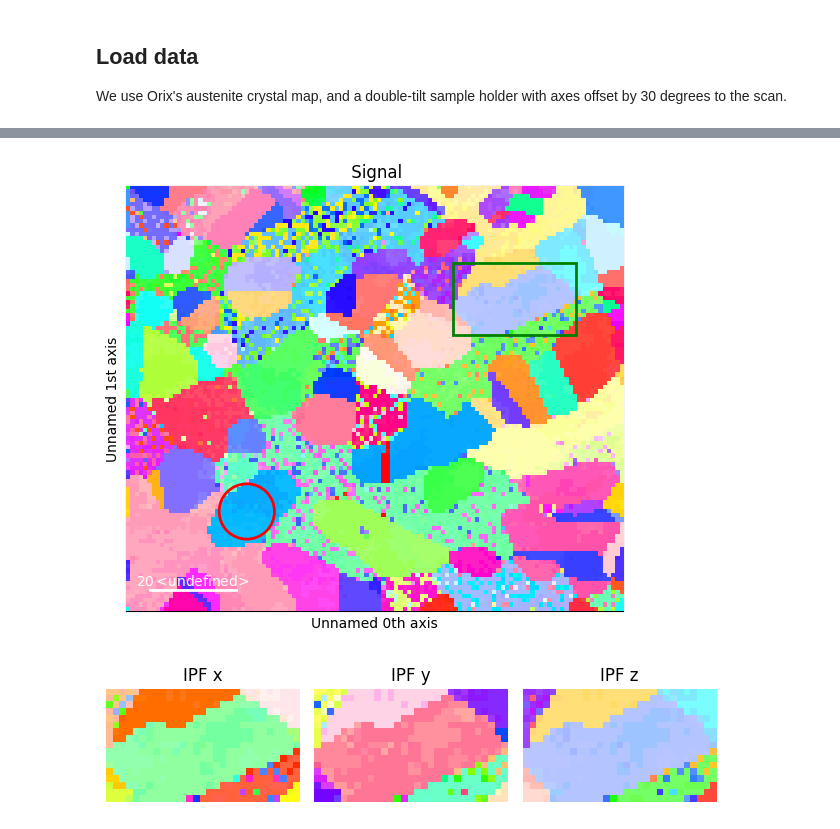
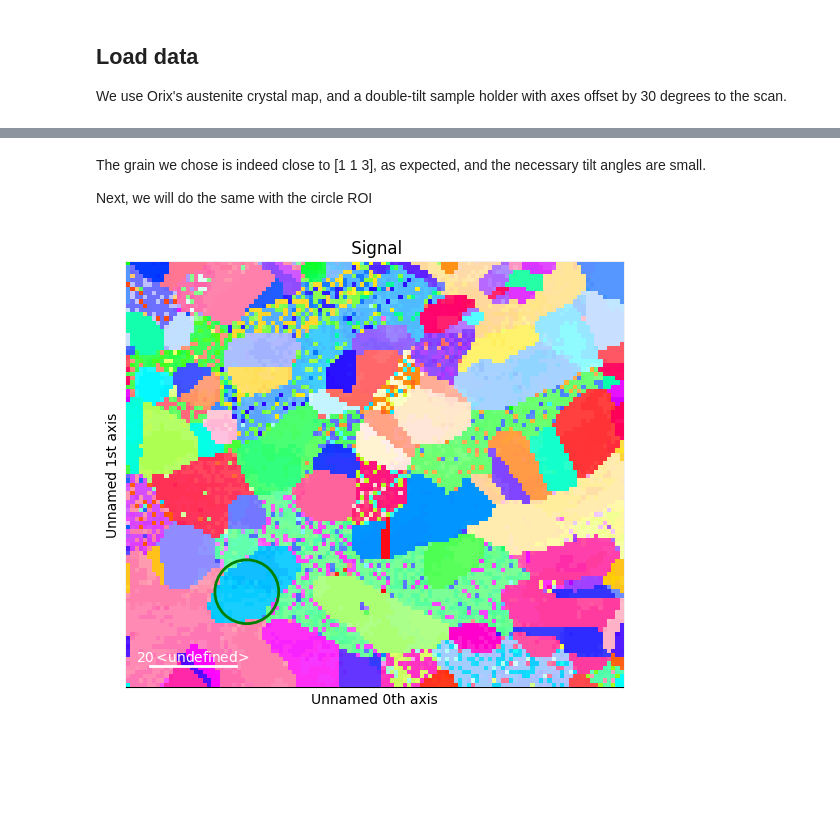
Before and after one commit to viljarjf/tiltlib, a Jupyter notebook: examples/zone_axis_alignment.ipynb, the cells around one changed output, grey strips where cells are left out. Drawn from its saved outputs; the diff is of its cells as text; code cells hidden in the pictures; blank space fills up the shorter version.

```diff
--- a/examples/zone_axis_alignment.ipynb
+++ b/examples/zone_axis_alignment.ipynb
@@ -48,25 +90,19 @@ We choose a grain as a target for our optimization with a hyperspy ROI
+# %% [markdown]
+The grain we chose is indeed close to [1 1 3], as expected, and the necessary tilt angles are small.
+
+Next, we will do the same with the circle ROI
 # %%
 nav = sample.to_navigator()
 nav.plot()
 
-from hyperspy.roi import RectangularROI, CircleROI
+from hyperspy.roi import CircleROI
 
-box = RectangularROI(left=77, top=18, right=106, bottom=35)
-box.interactive(nav)
+circle = CircleROI(cx=28, cy=77, r=7.5, r_inner=0)
 
-circle = CircleROI(cx=28, cy=76, r=6.5)
-# There is an error we don't care about
+# Ignore an error which does not affect us
 try:
-    circle.interactive(nav, color="red")
+    circle.interactive(nav)
 except np.exceptions.DTypePromotionError:
     pass
 # %% [output]
-[figure, old version]
+[figure, new version]
-# %%
-box_crop = sample.crop(box)
-box_crop.plot()
-
-circle_crop = sample.crop(circle)
-# The data shape is no longer rectangular, so plotting is difficult
-# %% [output]
-[figure, removed]
```
Also changed, not shown: parts of 19 cells of this notebook.
